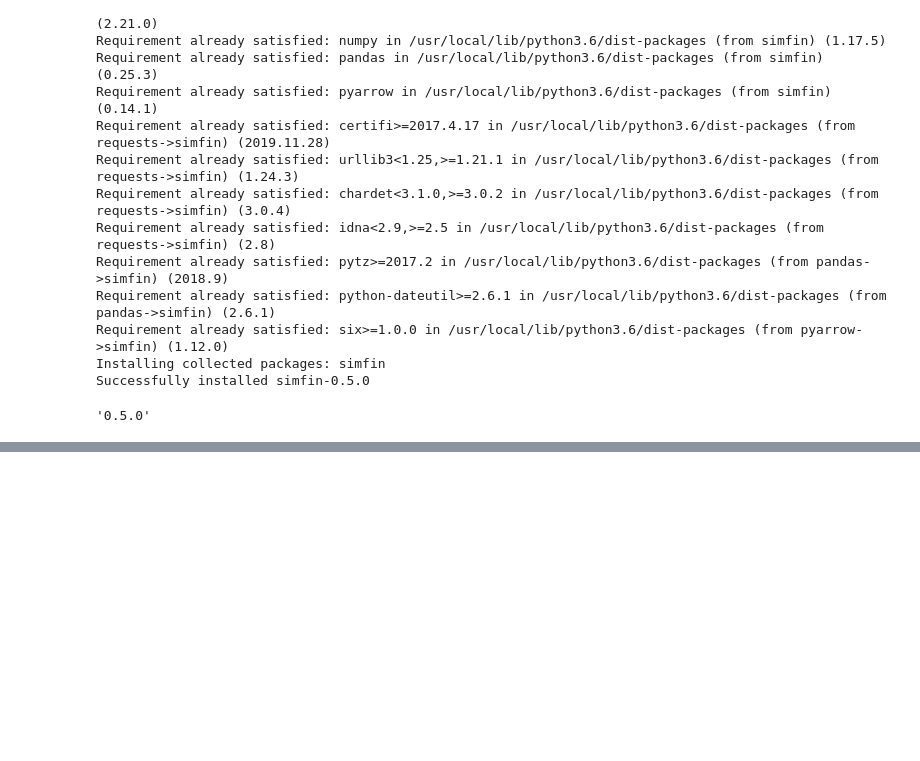
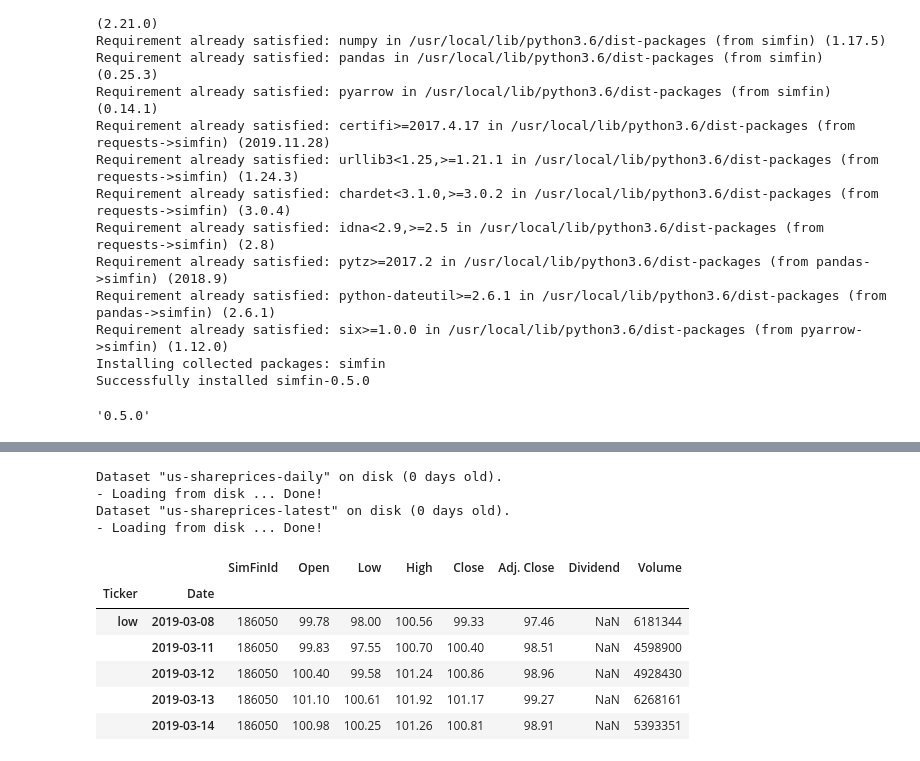
Before and after one commit to WIVIV/financial_analysis, a Jupyter notebook: Percent_Change_V1_0.ipynb, the cells around one changed output, grey strips where cells are left out. Cells and saved outputs as stored; diff of their text form; code cells hidden in the pictures; blank space fills up the shorter version.

```diff
--- a/Percent_Change_V1_0.ipynb
+++ b/Percent_Change_V1_0.ipynb
@@ -48,0 +58,19 @@ sns.set_style("whitegrid")
+# %%
+df_prices = sf.load_shareprices(variant='daily', market=market)
+df_prices_latest = sf.load_shareprices(variant='latest', market=market,
+                                       refresh_days=1)
+# %% [output]
+Dataset "us-shareprices-daily" on disk (0 days old).
+- Loading from disk ... Done!
+Dataset "us-shareprices-latest" on disk (0 days old).
+- Loading from disk ... Done!
+# %%
+df_prices.tail()
+# %% [output]
+|  |  | SimFinId | Open | Low | High | Close | Adj. Close | Dividend | Volume |
+| Ticker | Date |  |  |  |  |  |  |  |  |
+| low | 2019-03-08 | 186050 | 99.78 | 98.00 | 100.56 | 99.33 | 97.46 | NaN | 6181344 |
+|  | 2019-03-11 | 186050 | 99.83 | 97.55 | 100.70 | 100.40 | 98.51 | NaN | 4598900 |
+|  | 2019-03-12 | 186050 | 100.40 | 99.58 | 101.24 | 100.86 | 98.96 | NaN | 4928430 |
+|  | 2019-03-13 | 186050 | 101.10 | 100.61 | 101.92 | 101.17 | 99.27 | NaN | 6268161 |
+|  | 2019-03-14 | 186050 | 100.98 | 100.25 | 101.26 | 100.81 | 98.91 | NaN | 5393351 |
```
Also changed, not shown: parts of 11 cells of this notebook.
